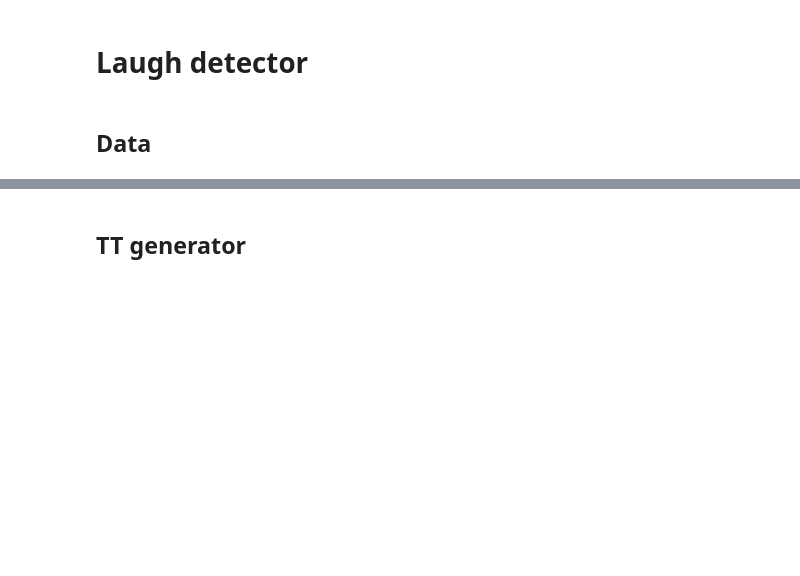
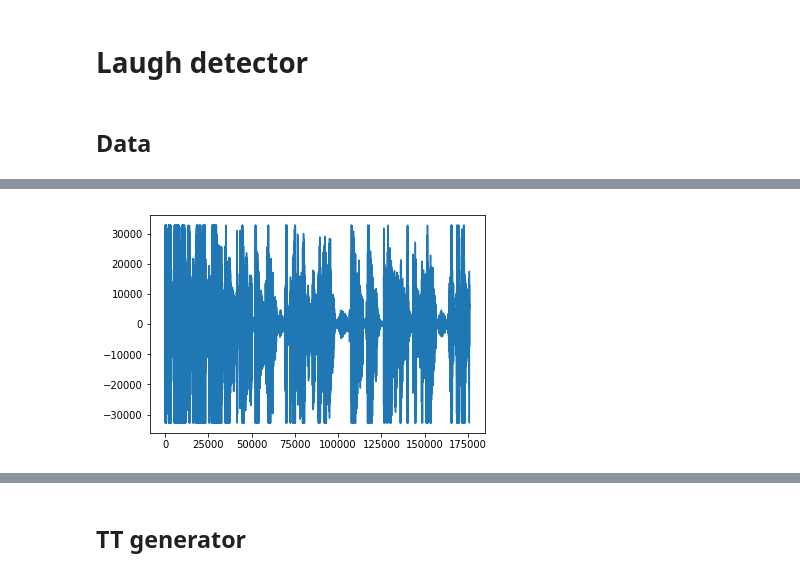
Before and after one commit to stasbel/speech-processing-hw, a Jupyter notebook: task02/laugh_detector.ipynb, the cells around one changed output, grey strips where cells are left out. Cells and saved outputs as stored; diff of their text form; code cells hidden in the pictures; blank space fills up the shorter version.

```diff
--- a/task02/laugh_detector.ipynb
+++ b/task02/laugh_detector.ipynb
@@ -47,0 +55,5 @@ Wall time: 19 s
+# %%
+rate, s = wavfile.read(sample_wav_path)
+plt.plot(s);
+IPython.display.Audio(s, rate=rate)
+# %% [output]
@@ -48,3 +61,4 @@ Wall time: 19 s
+[figure, added]
 # %%
 sampler = SSPNetSampler(data_path)
 if os.path.exists(SSPNET_SAMPLE_PATH) and not RENEW_PREPROCESSING:
```
Also changed, not shown: parts of 10 cells of this notebook, 1 other file.
